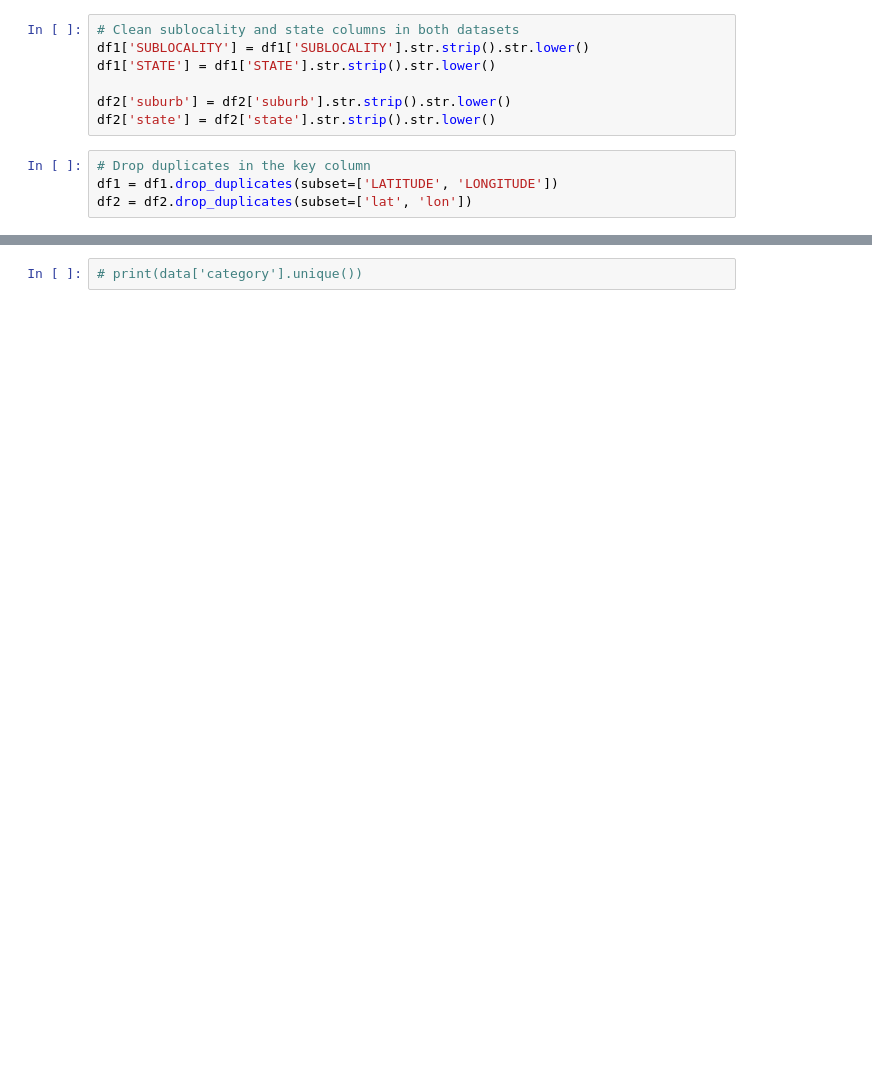
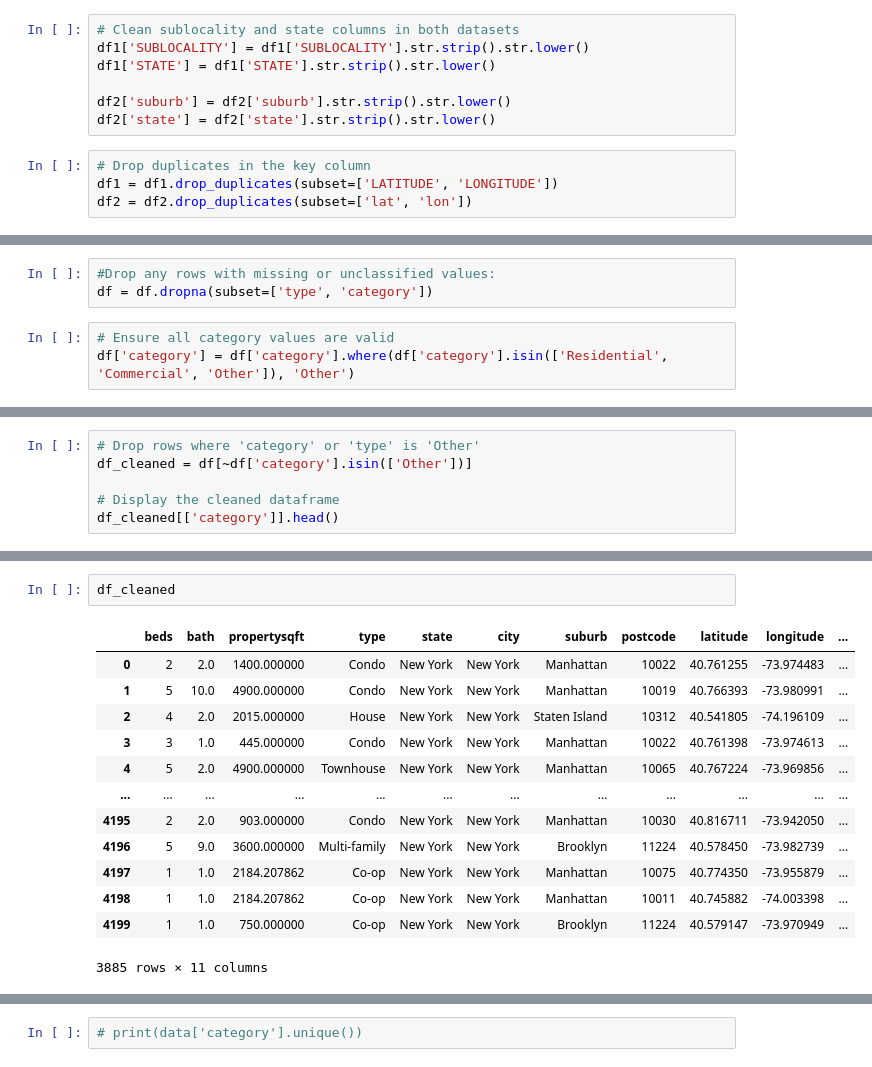
Before and after one commit to avineets87/housing-price-analysis, a Jupyter notebook: data_processing.ipynb, the cells around one changed output, grey strips where cells are left out. Cells and saved outputs as stored; diff of their text form; blank space fills up the shorter version.

```diff
--- a/data_processing.ipynb
+++ b/data_processing.ipynb
@@ -116,0 +253,6 @@ data.head()
+# %%
+#Drop any rows with missing or unclassified values:
+df = df.dropna(subset=['type', 'category'])
+# %%
+# Ensure all category values are valid
+df['category'] = df['category'].where(df['category'].isin(['Residential', 'Commercial', 'Other']), 'Other')
@@ -116,0 +268,6 @@ data.head()
+# %%
+# Drop rows where 'category' or 'type' is 'Other'
+df_cleaned = df[~df['category'].isin(['Other'])]
+
+# Display the cleaned dataframe
+df_cleaned[['category']].head()
@@ -116,0 +281,16 @@ data.head()
+# %%
+df_cleaned
+# %% [output]
+|  | beds | bath | propertysqft | type | state | city | suburb | postcode | latitude | longitude | ... |
+| 0 | 2 | 2.0 | 1400.000000 | Condo | New York | New York | Manhattan | 10022 | 40.761255 | -73.974483 | ... |
+| 1 | 5 | 10.0 | 4900.000000 | Condo | New York | New York | Manhattan | 10019 | 40.766393 | -73.980991 | ... |
+| 2 | 4 | 2.0 | 2015.000000 | House | New York | New York | Staten Island | 10312 | 40.541805 | -74.196109 | ... |
+| 3 | 3 | 1.0 | 445.000000 | Condo | New York | New York | Manhattan | 10022 | 40.761398 | -73.974613 | ... |
+| 4 | 5 | 2.0 | 4900.000000 | Townhouse | New York | New York | Manhattan | 10065 | 40.767224 | -73.969856 | ... |
+| ... | ... | ... | ... | ... | ... | ... | ... | ... | ... | ... | ... |
+| 4195 | 2 | 2.0 | 903.000000 | Condo | New York | New York | Manhattan | 10030 | 40.816711 | -73.942050 | ... |
+| 4196 | 5 | 9.0 | 3600.000000 | Multi-family | New York | New York | Brooklyn | 11224 | 40.578450 | -73.982739 | ... |
+| 4197 | 1 | 1.0 | 2184.207862 | Co-op | New York | New York | Manhattan | 10075 | 40.774350 | -73.955879 | ... |
+| 4198 | 1 | 1.0 | 2184.207862 | Co-op | New York | New York | Manhattan | 10011 | 40.745882 | -74.003398 | ... |
+| 4199 | 1 | 1.0 | 750.000000 | Co-op | New York | New York | Brooklyn | 11224 | 40.579147 | -73.970949 | ... |
+3885 rows × 11 columns
```
Also changed, not shown: parts of 37 cells of this notebook.
